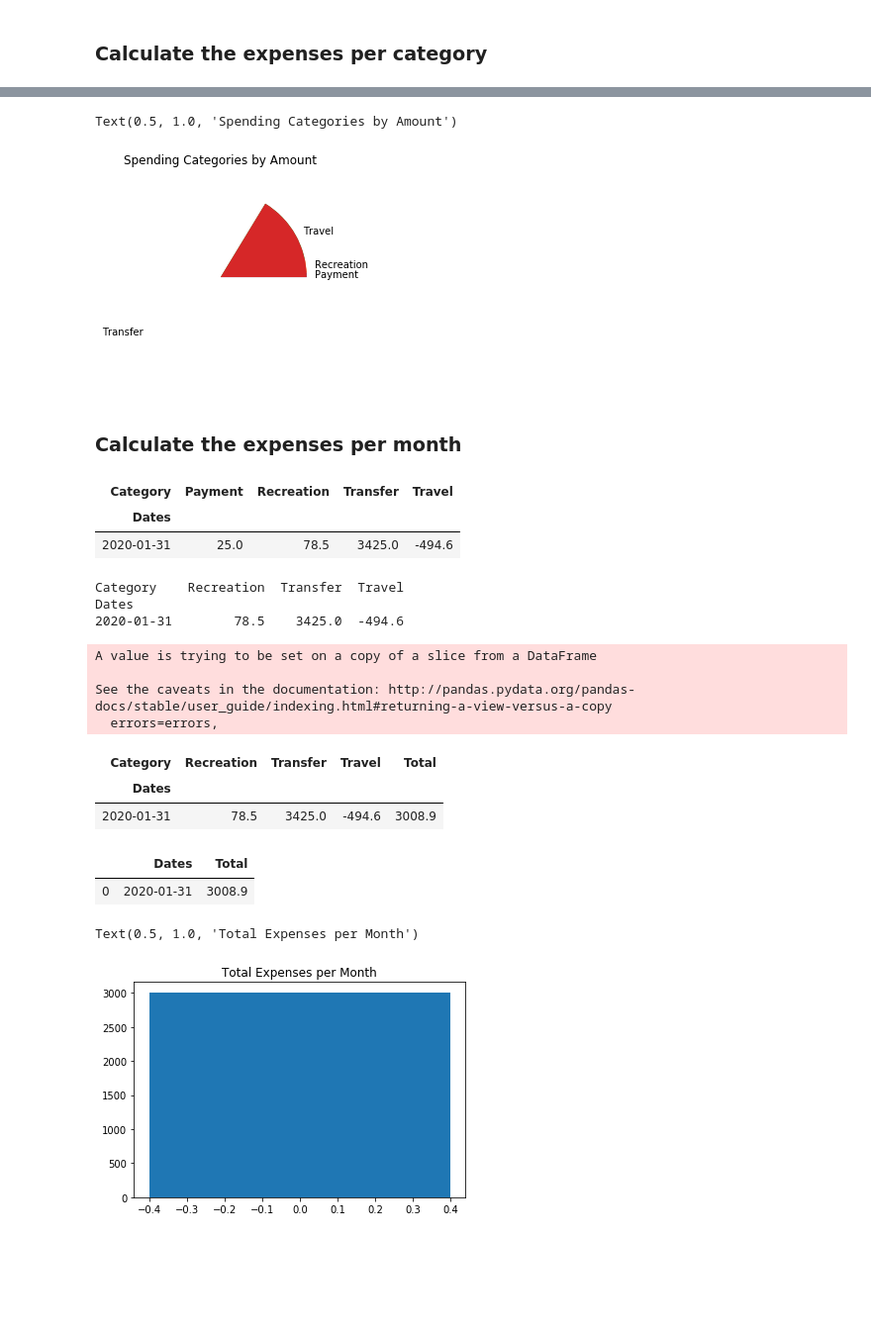
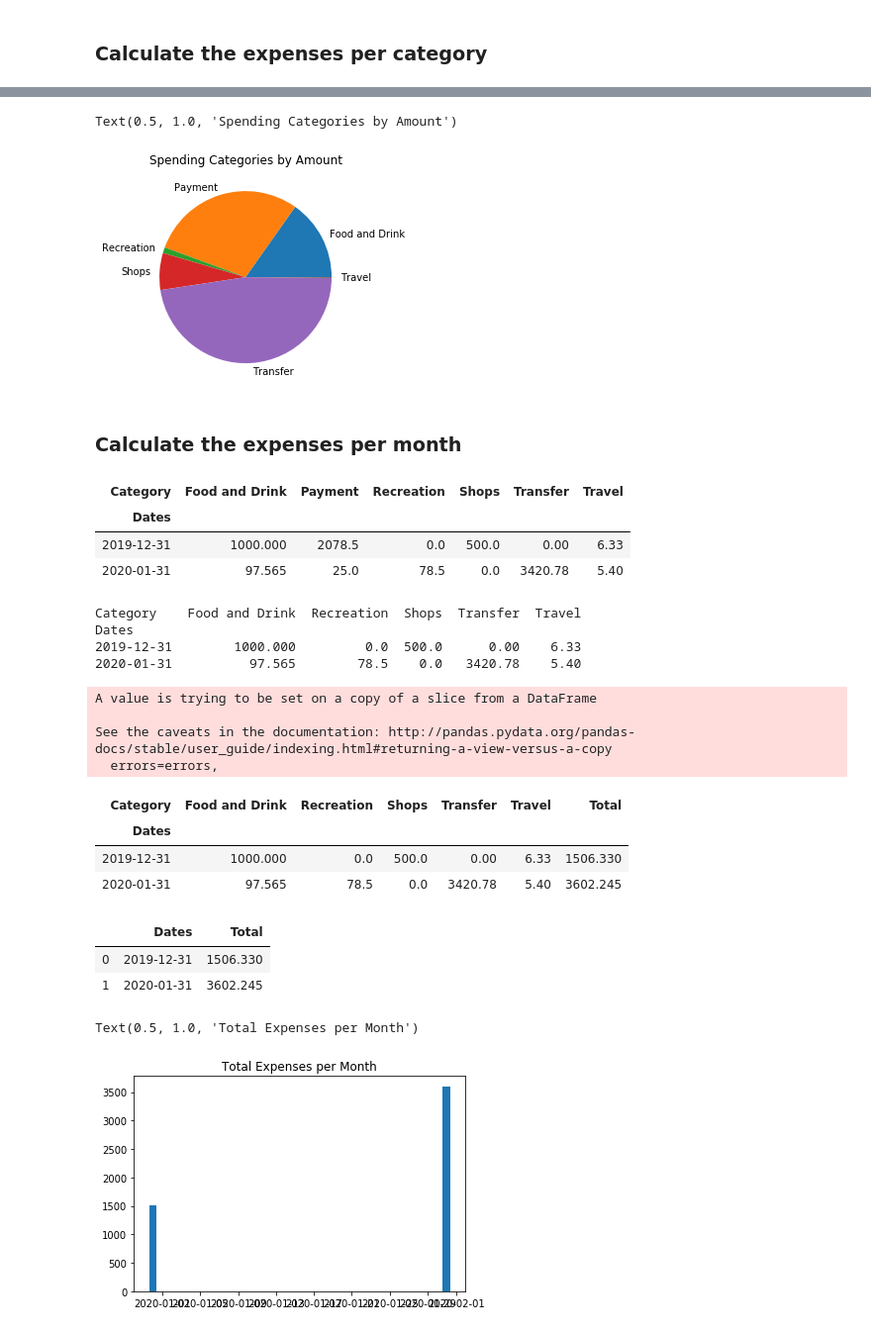
Before and after one commit to exposuretherapy/Learning-APIs, a Jupyter notebook: account_summary.ipynb, the cells around one changed output, grey strips where cells are left out. Shown: that part at 99% size. Drawn from its saved outputs; the diff is of its cells as text; code cells hidden in the pictures; blank space fills up the shorter version.

```diff
--- a/account_summary.ipynb
+++ b/account_summary.ipynb
@@ -150,6 +150,6 @@ In this section, you will use the transactions DataFrame to analyze the customer
 3. Calculate the expenses per month
 4. Plot the total expenses per month
 # %%
-table_ctgry=pd.pivot_table(transactions_df_90, index='Dates',columns='Category')
+table_ctgry=pd.pivot_table(transactions_df, index='Dates',columns='Category')
 table_ctgry
 # %% [output]
@@ -185,7 +196,7 @@ ctgry_spending=plt.title('Spending Categories by Amount')
 ctgry_spending
 # %% [output]
 Text(0.5, 1.0, 'Spending Categories by Amount')
-[figure, old version]
+[figure, new version]
 # %%
 # ctgry_qty=pd.DataFrame(data=table_ctgry.count(axis=0))
 # ctgry_qty.reset_index(level='Category',inplace=True)
@@ -201,16 +212,18 @@ ctgry_month1=table_ctgry.groupby(pd.Grouper(freq='M')).sum()
 ctgry_month=ctgry_month1['Amount']
 ctgry_month
 # %% [output]
-| Category | Payment | Recreation | Transfer | Travel |
-| Dates |  |  |  |  |
-| 2020-01-31 | 25.0 | 78.5 | 3425.0 | -494.6 |
+| Category | Food and Drink | Payment | Recreation | Shops | Transfer | Travel |
+| Dates |  |  |  |  |  |  |
+| 2019-12-31 | 1000.000 | 2078.5 | 0.0 | 500.0 | 0.00 | 6.33 |
+| 2020-01-31 | 97.565 | 25.0 | 78.5 | 0.0 | 3420.78 | 5.40 |
 # %%
 ctgry_month.drop(columns='Payment',inplace=True)
 print(ctgry_month)
 # %% [output]
-Category    Recreation  Transfer  Travel
+Category    Food and Drink  Recreation  Shops  Transfer  Travel
 Dates
-2020-01-31        78.5    3425.0  -494.6
+2019-12-31        1000.000         0.0  500.0      0.00    6.33
+2020-01-31          97.565        78.5    0.0   3420.78    5.40
 A value is trying to be set on a copy of a slice from a DataFrame
 
 See the caveats in the documentation: http://pandas.pydata.org/pandas-docs/stable/user_guide/indexing.html#returning-a-view-versus-a-copy
@@ -219,22 +232,24 @@ See the caveats in the documentation: http://pandas.pydata.org/pandas-docs/stabl
 ctgry_month['Total']=ctgry_month.sum(axis=1)
 ctgry_month
 # %% [output]
-| Category | Recreation | Transfer | Travel | Total |
-| Dates |  |  |  |  |
-| 2020-01-31 | 78.5 | 3425.0 | -494.6 | 3008.9 |
+| Category | Food and Drink | Recreation | Shops | Transfer | Travel | Total |
+| Dates |  |  |  |  |  |  |
+| 2019-12-31 | 1000.000 | 0.0 | 500.0 | 0.00 | 6.33 | 1506.330 |
+| 2020-01-31 | 97.565 | 78.5 | 0.0 | 3420.78 | 5.40 | 3602.245 |
 # %%
 ctgry_totals=pd.DataFrame(ctgry_month['Total'])
 ctgry_totals.reset_index(inplace=True)
 ctgry_totals
 # %% [output]
 |  | Dates | Total |
-| 0 | 2020-01-31 | 3008.9 |
+| 0 | 2019-12-31 | 1506.330 |
+| 1 | 2020-01-31 | 3602.245 |
 # %%
 # ctgry_totals.plot.bar(x=ctgry_totals.index(),y=ctgry_totals['Total'])
 # %%
-ctgry_month_bar = plt.bar(ctgry_totals.index,height=ctgry_totals['Total'],width=.8)
+ctgry_month_bar = plt.bar(ctgry_totals['Dates'],height=ctgry_totals['Total'],width=.8)
 ctgry_month_bar = plt.title('Total Expenses per Month')
 ctgry_month_bar
 # %% [output]
 Text(0.5, 1.0, 'Total Expenses per Month')
-[figure, old version]
+[figure, new version]
```
Also changed, not shown: parts of 3 cells of this notebook.
